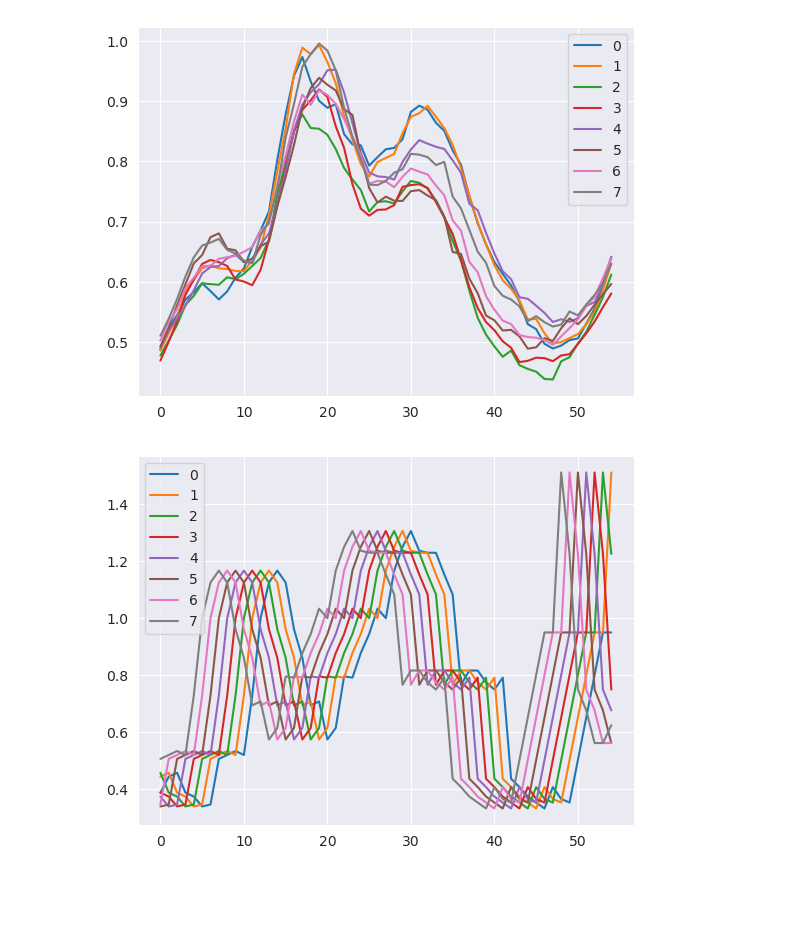
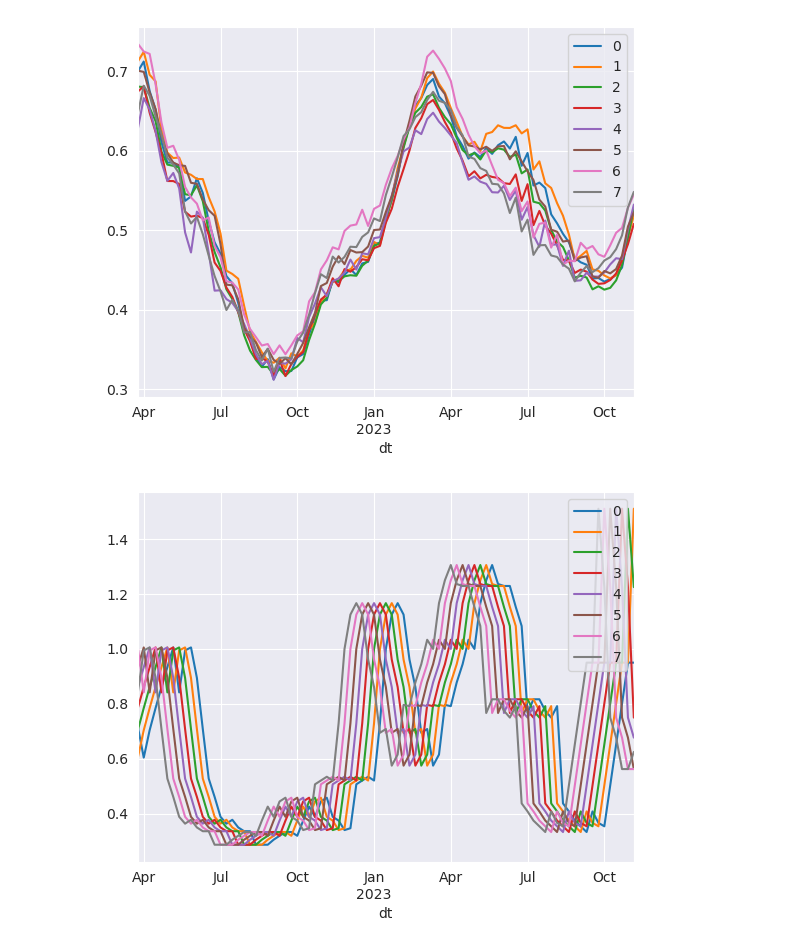
Before and after one commit to Patrick448/time-series-analysis, a Jupyter notebook: Notebooks/Part 2/2025-05-29-prediction-study.ipynb, the cells around one changed output. Drawn from its saved outputs; the diff is of its cells as text; code cells hidden in the pictures; blank space fills up the shorter version.

```diff
--- a/Notebooks/Part 2/2025-05-29-prediction-study.ipynb
+++ b/Notebooks/Part 2/2025-05-29-prediction-study.ipynb
@@ -11,10 +13,9 @@ import math
 # %%
 
 
-
 def plot_ref_pred_series(path, id):
-    df_ref = pd.read_csv(path + '/ref_' + str(id) + '.csv', index_col=0)
-    df_pred = pd.read_csv(path + '/pred_' + str(id) + '.csv', index_col=0)
+    df_ref = pd.read_csv(path + '/ref_' + str(id) + '.csv', parse_dates=True, index_col='dt')
+    df_pred = pd.read_csv(path + '/pred_' + str(id) + '.csv', parse_dates=True, index_col='dt')
 
     #df_ref['7'].plot()
     df_pred.plot()
@@ -58,7 +59,7 @@ def plot_ref_pred_scatter_by_group(path, group_id):
       #  plt.title(f'Week {int(col) + 1}')
        # plt.show()
 # %%
-plot_ref_pred_series('../../experiments/exp_test_2025-05-29/pred_ref', 524)
+plot_ref_pred_series('../../experiments/exp_test_2025-06-01/pred_ref', 553)
 # %% [output]
-[figure, old version]
+[figure, new version]
-[figure, old version]
+[figure, new version]
```
Also changed, not shown: parts of 2 cells of this notebook, 52 other files.
